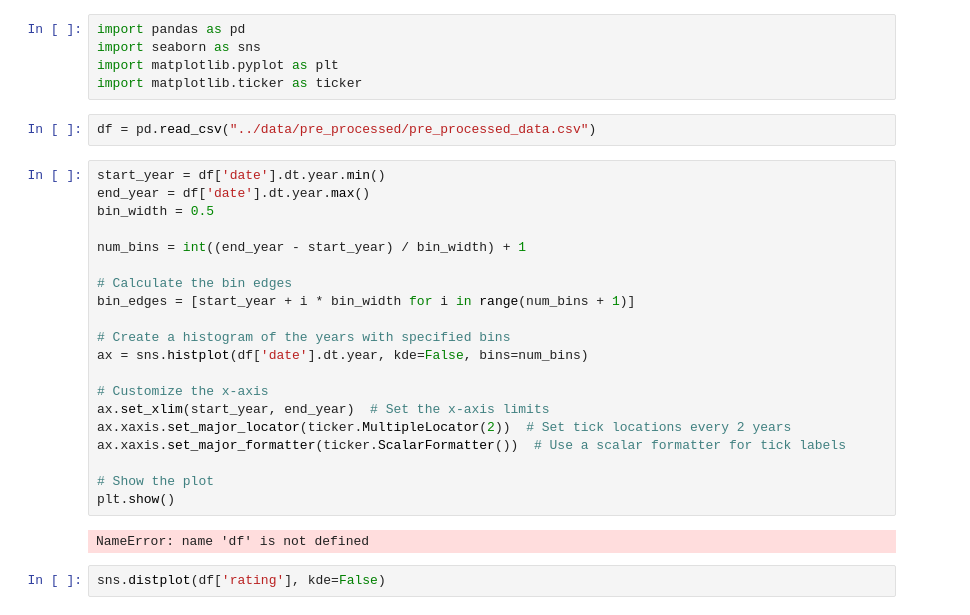
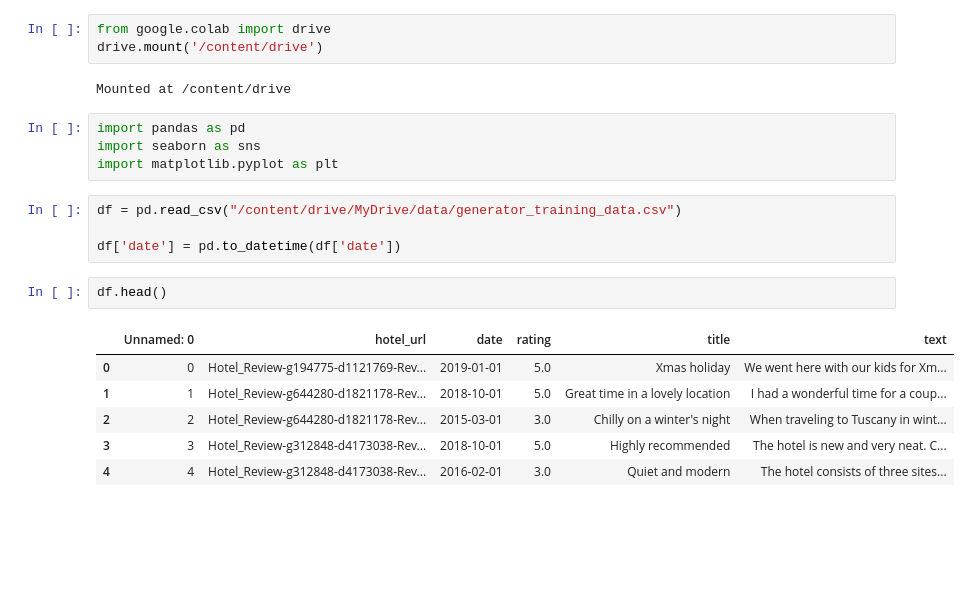
Before and after one commit to danielbauer1860/reviewadvisor, a Jupyter notebook: data_processing/GeneratorTrainingDatasetDescription.ipynb, the cells around one changed output. Saved outputs shown, nothing was run; the diff lists cells and outputs as text; blank space fills up the shorter version.

```diff
--- a/data_processing/GeneratorTrainingDatasetDescription.ipynb
+++ b/data_processing/GeneratorTrainingDatasetDescription.ipynb
@@ -1,31 +1,22 @@
+# %%
+from google.colab import drive
+drive.mount('/content/drive')
+# %% [output]
+Mounted at /content/drive
 # %%
 import pandas as pd
 import seaborn as sns
 import matplotlib.pyplot as plt
-import matplotlib.ticker as ticker
 # %%
-df = pd.read_csv("../data/pre_processed/pre_processed_data.csv")
+df = pd.read_csv("/content/drive/MyDrive/data/generator_training_data.csv")
+
+df['date'] = pd.to_datetime(df['date'])
-# %%
-start_year = df['date'].dt.year.min()
-end_year = df['date'].dt.year.max()
-bin_width = 0.5
-
-num_bins = int((end_year - start_year) / bin_width) + 1
-
-# Calculate the bin edges
-bin_edges = [start_year + i * bin_width for i in range(num_bins + 1)]
-
-# Create a histogram of the years with specified bins
-ax = sns.histplot(df['date'].dt.year, kde=False, bins=num_bins)
-
-# Customize the x-axis
-ax.set_xlim(start_year, end_year)  # Set the x-axis limits
-ax.xaxis.set_major_locator(ticker.MultipleLocator(2))  # Set tick locations every 2 years
-ax.xaxis.set_major_formatter(ticker.ScalarFormatter())  # Use a scalar formatter for tick labels
-
-# Show the plot
-plt.show()
-# %% [output]
-NameError: name 'df' is not defined
-# %%
-sns.distplot(df['rating'], kde=False)
+# %%
+df.head()
+# %% [output]
+|  | Unnamed: 0 | hotel_url | date | rating | title | text |
+| 0 | 0 | Hotel_Review-g194775-d1121769-Rev... | 2019-01-01 | 5.0 | Xmas holiday | We went here with our kids for Xm... |
+| 1 | 1 | Hotel_Review-g644280-d1821178-Rev... | 2018-10-01 | 5.0 | Great time in a lovely location | I had a wonderful time for a coup... |
+| 2 | 2 | Hotel_Review-g644280-d1821178-Rev... | 2015-03-01 | 3.0 | Chilly on a winter's night | When traveling to Tuscany in wint... |
+| 3 | 3 | Hotel_Review-g312848-d4173038-Rev... | 2018-10-01 | 5.0 | Highly recommended | The hotel is new and very neat. C... |
+| 4 | 4 | Hotel_Review-g312848-d4173038-Rev... | 2016-02-01 | 3.0 | Quiet and modern | The hotel consists of three sites... |
```
Also changed, not shown: parts of 2 cells of this notebook.
